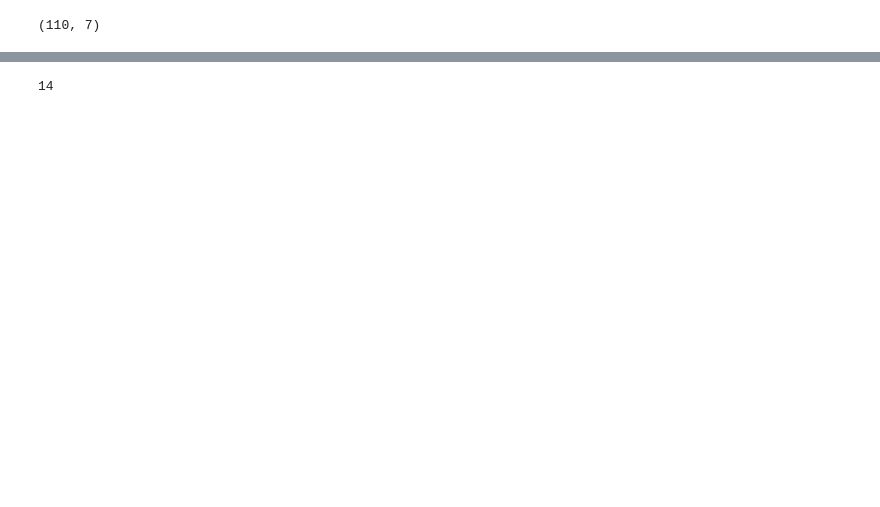
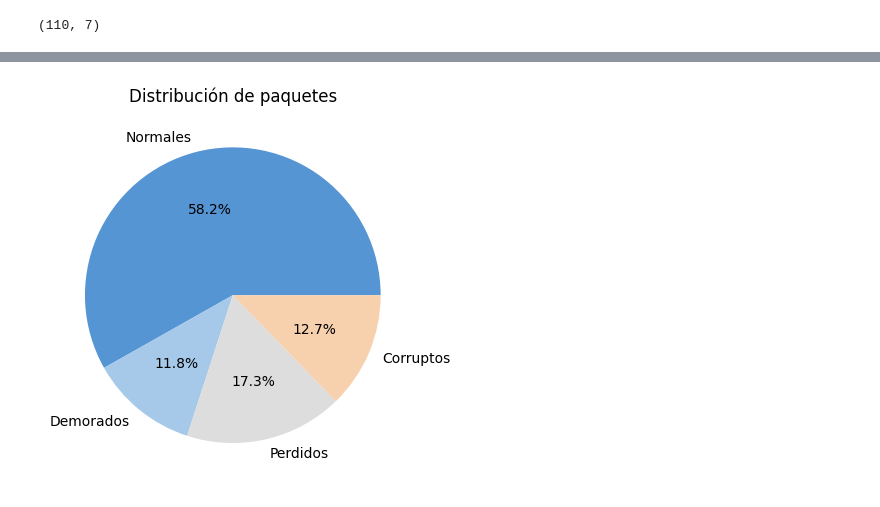
Before and after one commit to ngalindez/TD4-TP, a Jupyter notebook: graphs.ipynb, the cells around one changed output, grey strips where cells are left out. Saved outputs shown, nothing was run; the diff lists cells and outputs as text; code cells hidden in the pictures; blank space fills up the shorter version.

```diff
--- a/graphs.ipynb
+++ b/graphs.ipynb
@@ -15,5 +15,22 @@ df.shape
-# %%
-prop_corruptos = (df['corrupto'] == 1).sum()
-print(prop_corruptos)
-# %% [output]
-14
+# %%
+df['#SEQ'] = range(df.shape[0])
+# %%
+cant_enviados = df.shape[0]
+cant_recibidos = (df['time_received'] != 0).sum()
+cant_corruptos = (df['corrupto'] == 1).sum()
+cant_demorados = (df['demorado'] == 1).sum()
+cant_perdidos = (df['perdido'] == 1).sum()
+cant_normal = cant_enviados - cant_perdidos - cant_corruptos - cant_demorados
+
+proporciones = {'Normales': cant_normal, 'Demorados': cant_demorados,
+                'Perdidos': cant_perdidos, 'Corruptos': cant_corruptos}
+
+proporciones = {key: 100*value/cant_enviados for key, value in proporciones.items()}
+
+colors = ['#5595D4', '#A7C9E9', '#DDDDDD', '#F7D0AE', '#EDA060']
+
+plt.pie(list(proporciones.values()), labels=list(proporciones.keys()), autopct='%1.1f%%', colors=colors)
+plt.title("Distribución de paquetes")
+plt.show()
+# %% [output]
+[figure, added]
```
Also changed, not shown: parts of 3 cells of this notebook, 1 other file.
